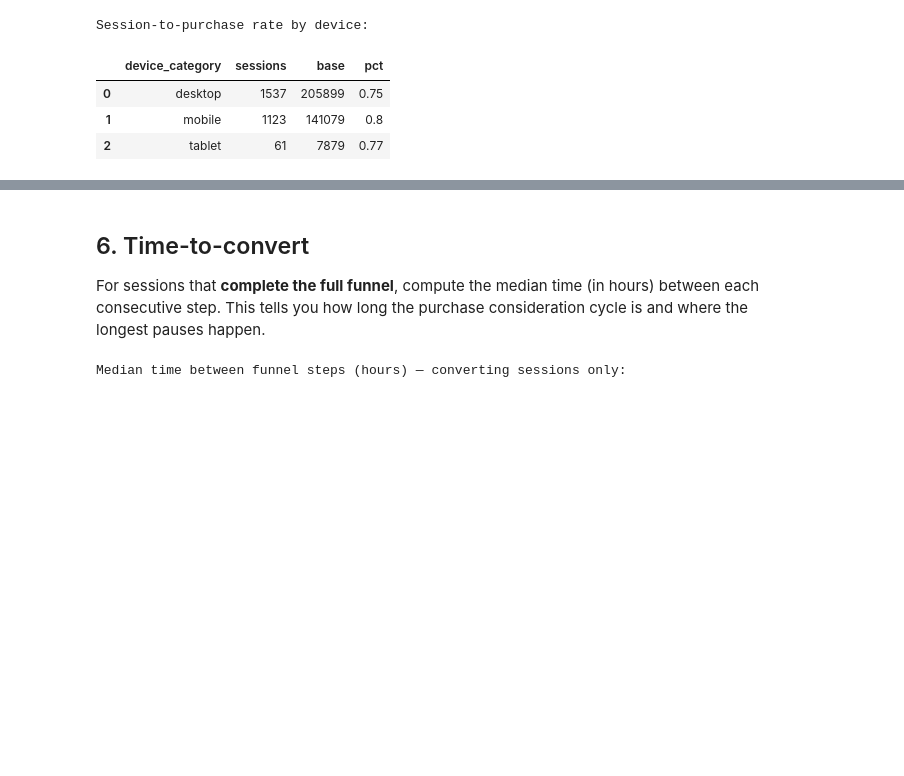
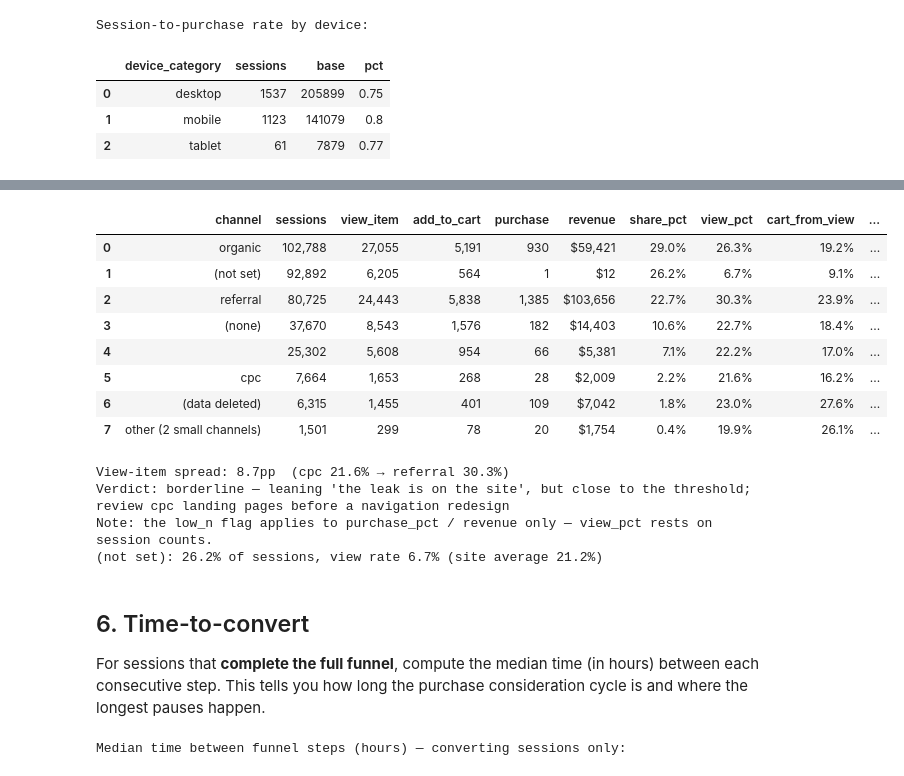
Before and after one commit to guiarpi/ga4-product-analytics, a Jupyter notebook: ga4_funnel_analysis.ipynb, the cells around one changed output, grey strips where cells are left out. Cells and saved outputs as stored; diff of their text form; code cells hidden in the pictures; blank space fills up the shorter version.

```diff
--- a/ga4_funnel_analysis.ipynb
+++ b/ga4_funnel_analysis.ipynb
@@ -457,3 +599,80 @@ Session-to-purchase rate by device:
+# %%
+# ── Section 5d: Channel funnel metrics + chart ──────────────────────────────
+metrics = ["sessions", "view_item", "add_to_cart", "purchase", "revenue"]
+channel_df = (channel_raw.groupby(channel_dim, as_index=False)[metrics].sum()
+              .rename(columns={channel_dim: "channel"}))
+
+# Group channels under 1% of sessions — tiny denominators produce noisy rates.
+total = channel_df["sessions"].sum()
+small = channel_df["sessions"] / total < 0.01
+if small.sum() > 1:
+    other = channel_df[small][metrics].sum().to_frame().T
+    other.insert(0, "channel", f"other ({int(small.sum())} small channels)")
+    channel_df = pd.concat([channel_df[~small], other], ignore_index=True)
+
+channel_df[metrics]            = channel_df[metrics].astype(float)
+channel_df["share_pct"]        = channel_df["sessions"] / total * 100
+channel_df["view_pct"]         = channel_df["view_item"] / channel_df["sessions"] * 100
+channel_df["cart_from_view"]   = channel_df["add_to_cart"] / channel_df["view_item"].where(channel_df["view_item"] > 0) * 100
+channel_df["purchase_pct"]     = channel_df["purchase"] / channel_df["sessions"] * 100
+channel_df["rev_per_session"]  = channel_df["revenue"] / channel_df["sessions"]
+channel_df["low_n"]            = channel_df["purchase"] < 30   # purchase rate too noisy to rank
+channel_df = channel_df.sort_values("sessions", ascending=False).reset_index(drop=True)
+display(channel_df.style.format({
+    "sessions": "{:,.0f}", "share_pct": "{:.1f}%", "view_pct": "{:.1f}%",
+    "cart_from_view": "{:.1f}%", "purchase_pct": "{:.2f}%", "rev_per_session": "${:,.2f}",
+    "view_item": "{:,.0f}", "add_to_cart": "{:,.0f}", "purchase": "{:,.0f}", "revenue": "${:,.0f}",
+}))
+
+site_view_rate = funnel_df.loc[funnel_df["step"] == "2. View Item", "overall_cvr"].iloc[0]
+plot_df = channel_df.sort_values("view_pct")
+fig_ch = go.Figure(go.Bar(
+    y=plot_df["channel"], x=plot_df["view_pct"].round(1), orientation="h",
+    text=[f"{v:.1f}%" for v in plot_df["view_pct"]], textposition="outside",
+    marker_color=["#dc2626" if v < site_view_rate - 5 else "#4C78A8" for v in plot_df["view_pct"]],
+))
+fig_ch.add_vline(x=site_view_rate, line_dash="dash", line_color="#6b7280",
+                 annotation_text=f"site avg {site_view_rate:.1f}%", annotation_position="top")
+fig_ch.update_layout(title=f"Session → View Item Rate by Channel  ({channel_dim})",
+                     height=max(300, 46 * len(plot_df) + 100), showlegend=False,
+                     xaxis_title="% of sessions reaching a product page")
+fig_ch.show()
+
+# Decision rule: spread across actionable channels (excludes the 'other' bucket and '(not set)').
+ranked = channel_df[~channel_df["channel"].str.startswith(("other (", "(not set)"))]
+spread = ranked["view_pct"].max() - ranked["view_pct"].min()
+best, worst = ranked.loc[ranked["view_pct"].idxmax()], ranked.loc[ranked["view_pct"].idxmin()]
+print(f"View-item spread: {spread:.1f}pp  ({worst['channel']} {worst['view_pct']:.1f}% → {best['channel']} {best['view_pct']:.1f}%)")
+# Within 3pp of the threshold the verdict is borderline, not settled.
+if spread >= 10:
+    verdict = "traffic mix is a driver — check landing pages / targeting for the weakest channel"
+elif spread >= 7:
+    verdict = (f"borderline — leaning 'the leak is on the site', but close to the threshold; "
+               f"review {worst['channel']} landing pages before a navigation redesign")
+else:
+    verdict = "uniform across channels — the leak is on the site (navigation / discovery)"
+print("Verdict:", verdict)
+print("Note: the low_n flag applies to purchase_pct / revenue only — view_pct rests on session counts.")
+
+# (not set) is excluded from the spread but is a large block — disclose it.
+ns = channel_df[channel_df["channel"] == "(not set)"]
+if len(ns):
+    print(f"(not set): {ns['share_pct'].iloc[0]:.1f}% of sessions, view rate {ns['view_pct'].iloc[0]:.1f}% "
+          f"(site average {site_view_rate:.1f}%)")
+# %% [output]
+|  | channel | sessions | view_item | add_to_cart | purchase | revenue | share_pct | view_pct | cart_from_view | ... |
+| 0 | organic | 102,788 | 27,055 | 5,191 | 930 | $59,421 | 29.0% | 26.3% | 19.2% | ... |
+| 1 | (not set) | 92,892 | 6,205 | 564 | 1 | $12 | 26.2% | 6.7% | 9.1% | ... |
+| 2 | referral | 80,725 | 24,443 | 5,838 | 1,385 | $103,656 | 22.7% | 30.3% | 23.9% | ... |
+| 3 | (none) | 37,670 | 8,543 | 1,576 | 182 | $14,403 | 10.6% | 22.7% | 18.4% | ... |
+| 4 |  | 25,302 | 5,608 | 954 | 66 | $5,381 | 7.1% | 22.2% | 17.0% | ... |
+| 5 | cpc | 7,664 | 1,653 | 268 | 28 | $2,009 | 2.2% | 21.6% | 16.2% | ... |
+| 6 | (data deleted) | 6,315 | 1,455 | 401 | 109 | $7,042 | 1.8% | 23.0% | 27.6% | ... |
+| 7 | other (2 small channels) | 1,501 | 299 | 78 | 20 | $1,754 | 0.4% | 19.9% | 26.1% | ... |
+View-item spread: 8.7pp  (cpc 21.6% → referral 30.3%)
+Verdict: borderline — leaning 'the leak is on the site', but close to the threshold; review cpc landing pages before a navigation redesign
+Note: the low_n flag applies to purchase_pct / revenue only — view_pct rests on session counts.
+(not set): 26.2% of sessions, view rate 6.7% (site average 21.2%)
 # %% [markdown]
 ## 6. Time-to-convert
 For sessions that **complete the full funnel**, compute the median time (in hours)
```
Also changed, not shown: parts of 21 cells of this notebook, 3 other files.
